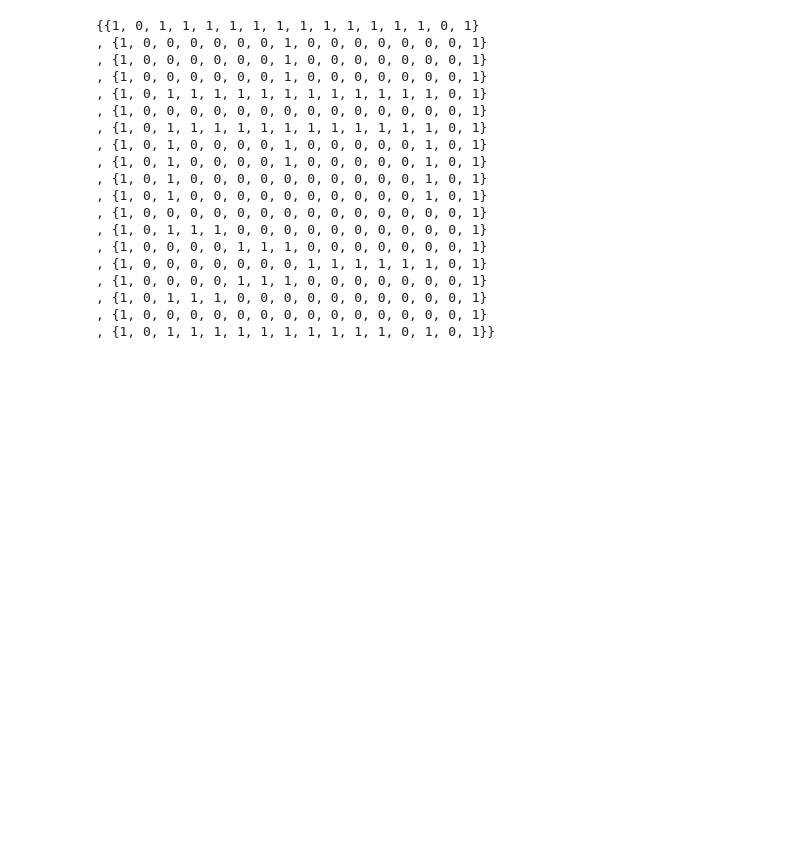
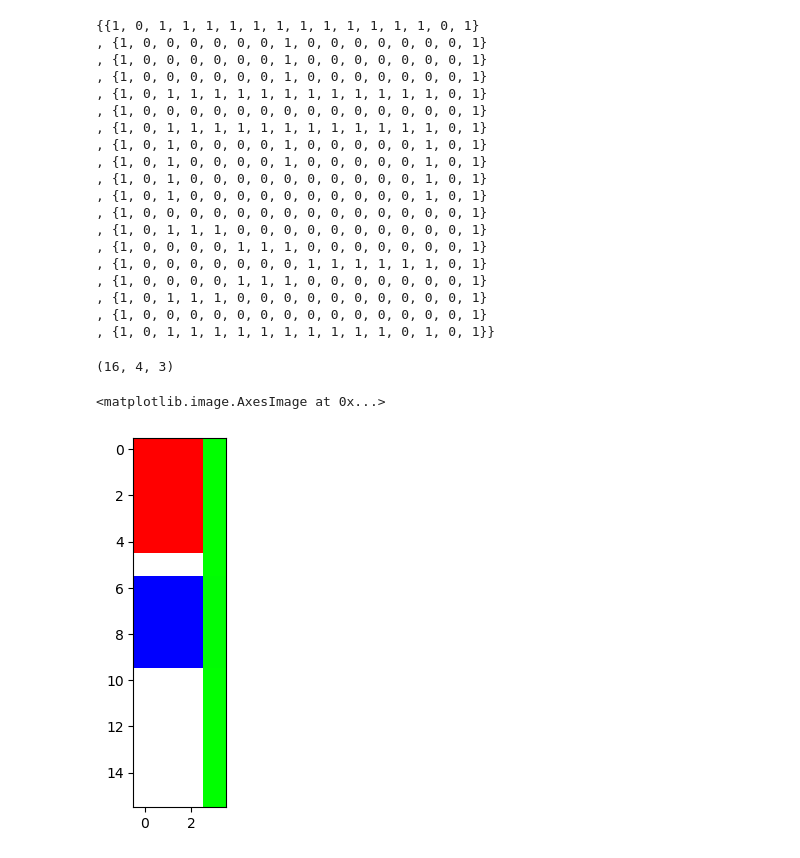
Before and after one commit to danimateos/bonobo-lights, a Jupyter notebook: notebooks/pattern_maker.ipynb, the cells around one changed output. Cells and saved outputs as stored; diff of their text form; code cells hidden in the pictures; blank space fills up the shorter version.

Commit message:
Fix dudemabaike, add test patterns

```diff
--- a/notebooks/pattern_maker.ipynb
+++ b/notebooks/pattern_maker.ipynb
@@ -57,3 +58,16 @@ print(np.array2string(pattern.transpose()).replace('[', '{').replace(']', '}').r
 , {1, 0, 1, 1, 1, 0, 0, 0, 0, 0, 0, 0, 0, 0, 0, 1}
 , {1, 0, 0, 0, 0, 0, 0, 0, 0, 0, 0, 0, 0, 0, 0, 1}
 , {1, 0, 1, 1, 1, 1, 1, 1, 1, 1, 1, 1, 0, 1, 0, 1}}
+# %%
+from PIL import Image
+
+image = Image.open("../assets/test_pattern_4_16_3.png")
+asarray = np.array(image)[:, :, :3]  ## drop alpha
+asarray.shape  ## h, w, ch
+# %% [output]
+(16, 4, 3)
+# %%
+plt.imshow(asarray)
+# %% [output]
+<matplotlib.image.AxesImage at 0x...>
+[figure, added]
```
Also changed, not shown: parts of 7 cells of this notebook, 6 other files.
